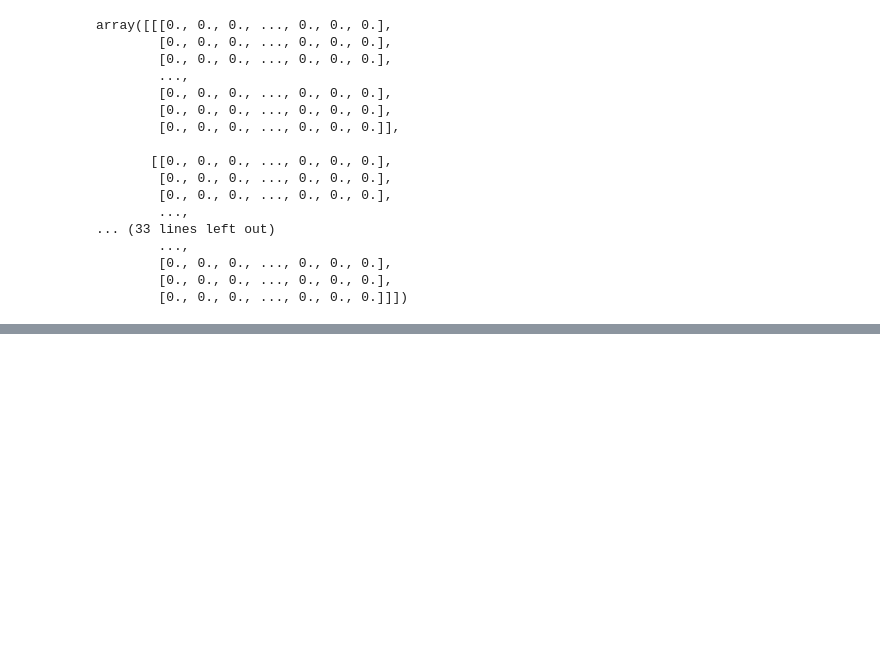
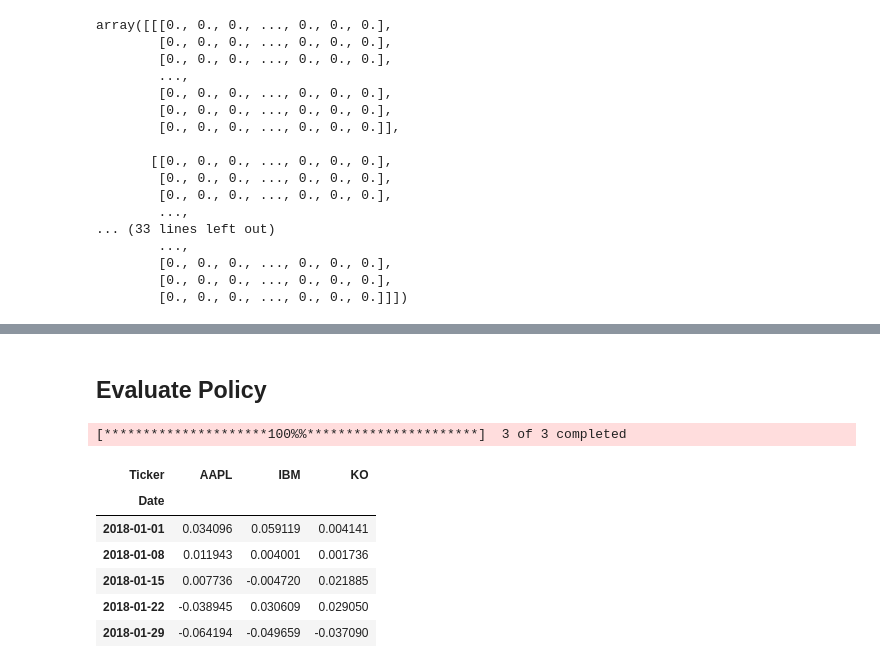
Before and after one commit to JLFrick/MFE-230ZAB-Deep-Learning-and-Applications, a Jupyter notebook: Homework _2/Q-Learning.ipynb, the cells around one changed output, grey strips where cells are left out. Saved outputs shown, nothing was run; the diff lists cells and outputs as text; code cells hidden in the pictures; blank space fills up the shorter version.

```diff
--- a/Homework _2/Q-Learning.ipynb
+++ b/Homework _2/Q-Learning.ipynb
@@ -265,0 +262,22 @@ sorted(test, key=lambda x: x[0])
+# %% [markdown]
+## Evaluate Policy
+# %%
+tickers = ['AAPL', 'KO', 'IBM']
+start_date = "2017-12-24"
+end_date = "2018-12-31"
+
+test_data_prices = fetch_data(tickers, start_date, end_date)
+test_data_rets = test_data_prices.pct_change()
+
+test_data_prices = test_data_prices.iloc[1:, :]
+test_data_rets = test_data_rets.iloc[1:, :]
+test_data_rets.head(5)
+# %% [output]
+[*********************100%%**********************]  3 of 3 completed
+| Ticker | AAPL | IBM | KO |
+| Date |  |  |  |
+| 2018-01-01 | 0.034096 | 0.059119 | 0.004141 |
+| 2018-01-08 | 0.011943 | 0.004001 | 0.001736 |
+| 2018-01-15 | 0.007736 | -0.004720 | 0.021885 |
+| 2018-01-22 | -0.038945 | 0.030609 | 0.029050 |
+| 2018-01-29 | -0.064194 | -0.049659 | -0.037090 |
```
Also changed, not shown: parts of 12 cells of this notebook.
